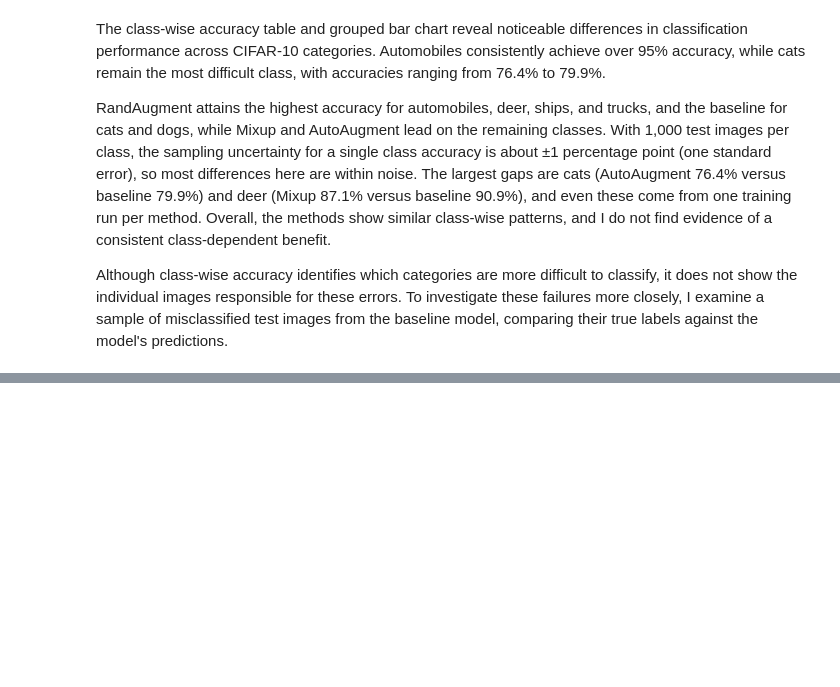
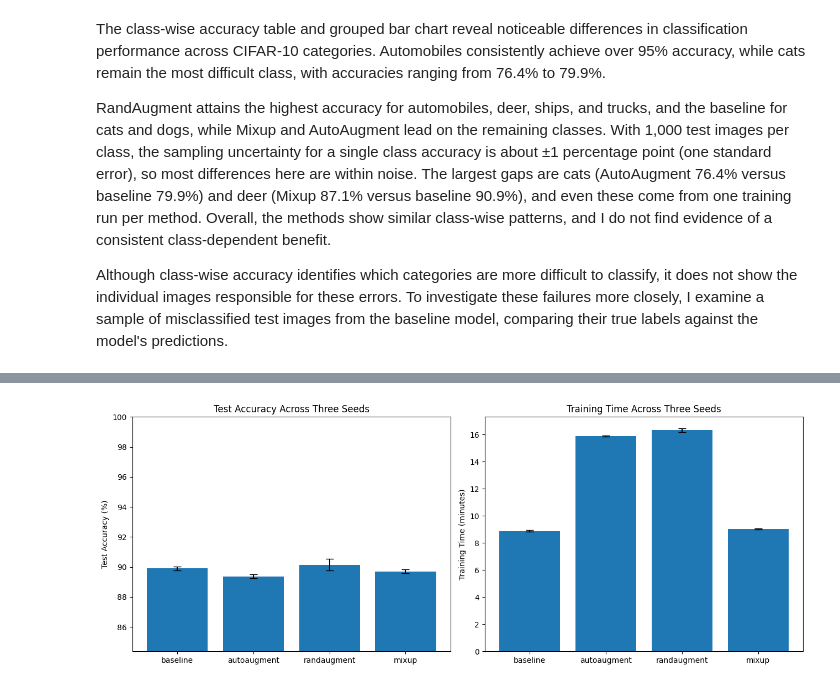
Before and after one commit to CandidoS391/learning-under-transformation, a Jupyter notebook: autoaugment_randaugment_mixup.ipynb, the cells around one changed output, grey strips where cells are left out. Drawn from its saved outputs; the diff is of its cells as text; code cells hidden in the pictures; blank space fills up the shorter version.

Commit message:
Added additional experiments to augmentation notebook.

```diff
--- a/autoaugment_randaugment_mixup.ipynb
+++ b/autoaugment_randaugment_mixup.ipynb
@@ -1383,0 +1502,16 @@ Zhang, Hongyi, et al. "mixup: Beyond Empirical Risk Minimization." *Internationa
+# %%
+additional_results = {}
+
+for seed in FOLLOWUP_SEEDS[1:]:
+  print(f"\nTraining augmentation models for seed {seed}")
+
+  additional_results[seed] = run_experiments(
+    configurations=EXPERIMENT_NAMES,
+    epochs=FULL_EPOCHS,
+    seed=seed,
+    retain_models=False
+  )
+
+  print(f"All seed-{seed} experiments completed.")
+
+print("All three training seeds completed.")
@@ -1383,0 +1778,48 @@ Zhang, Hongyi, et al. "mixup: Beyond Empirical Risk Minimization." *Internationa
+# %%
+fig, axes = plt.subplots(1, 2, figsize=(13, 5))
+
+ordered = summary.set_index("method").loc[list(EXPERIMENT_NAMES)]
+
+x = np.arange(len(EXPERIMENT_NAMES))
+
+axes[0].bar(
+  x,
+  ordered["mean_test_accuracy_pct"],
+  yerr=ordered["std_test_accuracy_pp"],
+  capsize=5
+)
+
+axes[0].set(
+  title="Test Accuracy Across Three Seeds",
+  ylabel="Test Accuracy (%)",
+  xticks=x,
+  xticklabels=list(EXPERIMENT_NAMES)
+)
+
+axes[0].set_ylim(
+  max(0, ordered["mean_test_accuracy_pct"].min() - 5),
+  100
+)
+
+axes[1].bar(
+  x,
+  ordered["mean_train_minutes"],
+  yerr=ordered["std_train_minutes"],
+  capsize=5
+)
+
+axes[1].set(
+  title="Training Time Across Three Seeds",
+  ylabel="Training Time (minutes)",
+  xticks=x,
+  xticklabels=list(EXPERIMENT_NAMES)
+)
+
+plt.tight_layout()
+plt.savefig(
+  OUTPUT_DIR / "accuracy_and_training_cost.png",
+  dpi=160, bbox_inches="tight"
+)
+plt.show()
+# %% [output]
+[figure, added]
```
Also changed, not shown: parts of 26 cells of this notebook.
